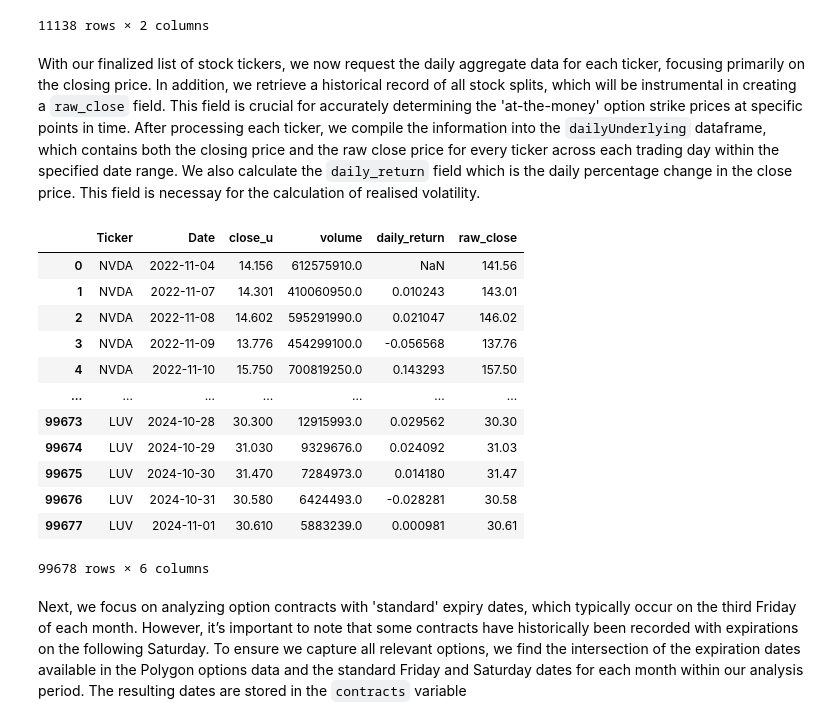
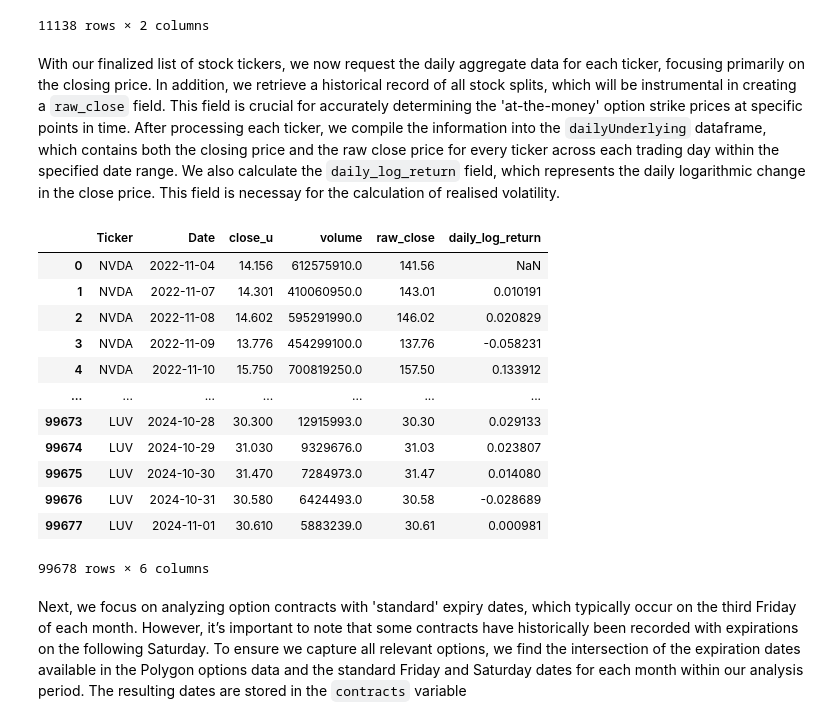
Before and after one commit to lucasbertovic/ImpliedVolatility, a Jupyter notebook: IV.ipynb, the cells around one changed output. Cells and saved outputs as stored; diff of their text form; code cells hidden in the pictures.

```diff
--- a/IV.ipynb
+++ b/IV.ipynb
@@ -128,8 +127,9 @@ volumeRankings
 | 3657 | LIAW | 1.400000e+01 |
 11138 rows × 2 columns
 # %% [markdown]
-With our finalized list of stock tickers, we now request the daily aggregate data for each ticker, focusing primarily on the closing price. In addition, we retrieve a historical record of all stock splits, which will be instrumental in creating a `raw_close` field. This field is crucial for accurately determining the 'at-the-money' option strike prices at specific points in time. After processing each ticker, we compile the information into the `dailyUnderlying` dataframe, which contains both the closing price and the raw close price for every ticker across each trading day within the specified date range. We also calculate the `daily_return` field which is the daily percentage change in the close price. This field is necessay for the calculation of realised volatility.
+With our finalized list of stock tickers, we now request the daily aggregate data for each ticker, focusing primarily on the closing price. In addition, we retrieve a historical record of all stock splits, which will be instrumental in creating a `raw_close` field. This field is crucial for accurately determining the 'at-the-money' option strike prices at specific points in time. After processing each ticker, we compile the information into the `dailyUnderlying` dataframe, which contains both the closing price and the raw close price for every ticker across each trading day within the specified date range. We also calculate the `daily_log_return` field, which represents the daily logarithmic change in the close price. This field is necessay for the calculation of realised volatility.
 # %%
+import numpy as np
 dailyPriceDataFrames = []
 for ticker in inScopeTickers:
     try:
@@ -153,7 +153,7 @@ for ticker in inScopeTickers:
 
     # Rename the close price to 'close_u' to distinguish the underlying from the option
     dailyPriceData.rename(columns={'close': 'close_u'}, inplace=True)
-    dailyPriceData['daily_return'] = dailyPriceData['close_u'].pct_change()
+    dailyPriceData['daily_log_return'] = np.log(dailyPriceData['close_u'] / dailyPriceData['close_u'].shift(1))
     dailyPriceData['Date'] = pd.to_datetime(dailyPriceData['Date'])
 
     # Load the historical stock splits for the data so that we can get the raw stock price
@@ -162,45 +162,45 @@ for ticker in inScopeTickers:
         splts.append(splt)
 
     splitsDF = pd.DataFrame.from_records(
         [vars(split) for split in splts]
     )
 
     if len(splts) == 0:
         dailyPriceData['raw_close'] = dailyPriceData['close_u']
     else:
         splitsDF['split_multiple'] = splitsDF['split_to'] / splitsDF['split_from']
 
         dailyPriceData['raw_close'] = dailyPriceData['close_u']
         splitsDF['execution_date'] = pd.to_datetime(splitsDF['execution_date'])
         # Iterate over each split and adjust prices
         for _, split in splitsDF.iterrows():
             split_date = split['execution_date']
             split_multiple = split['split_multiple']
 
             # Apply the split adjustment to 'raw_close' for all dates on or before the split date
             dailyPriceData.loc[dailyPriceData['Date'] <= split_date, 'raw_close'] *= split_multiple
 
 
     dailyPriceData = dailyPriceData.sort_values(by='Date', ascending=True)
 
     dailyPriceDataFrames.append(dailyPriceData)
 
 dailyUnderlying = pd.concat(dailyPriceDataFrames, ignore_index=True)
 dailyUnderlying.to_csv('exports/dailyUnderlying.csv')
 dailyUnderlying
 # %% [output]
-|  | Ticker | Date | close_u | volume | daily_return | raw_close |
-| 0 | NVDA | 2022-11-04 | 14.156 | 612575910.0 | NaN | 141.56 |
-| 1 | NVDA | 2022-11-07 | 14.301 | 410060950.0 | 0.010243 | 143.01 |
-| 2 | NVDA | 2022-11-08 | 14.602 | 595291990.0 | 0.021047 | 146.02 |
-| 3 | NVDA | 2022-11-09 | 13.776 | 454299100.0 | -0.056568 | 137.76 |
-| 4 | NVDA | 2022-11-10 | 15.750 | 700819250.0 | 0.143293 | 157.50 |
+|  | Ticker | Date | close_u | volume | raw_close | daily_log_return |
+| 0 | NVDA | 2022-11-04 | 14.156 | 612575910.0 | 141.56 | NaN |
+| 1 | NVDA | 2022-11-07 | 14.301 | 410060950.0 | 143.01 | 0.010191 |
+| 2 | NVDA | 2022-11-08 | 14.602 | 595291990.0 | 146.02 | 0.020829 |
+| 3 | NVDA | 2022-11-09 | 13.776 | 454299100.0 | 137.76 | -0.058231 |
+| 4 | NVDA | 2022-11-10 | 15.750 | 700819250.0 | 157.50 | 0.133912 |
 | ... | ... | ... | ... | ... | ... | ... |
-| 99673 | LUV | 2024-10-28 | 30.300 | 12915993.0 | 0.029562 | 30.30 |
-| 99674 | LUV | 2024-10-29 | 31.030 | 9329676.0 | 0.024092 | 31.03 |
-| 99675 | LUV | 2024-10-30 | 31.470 | 7284973.0 | 0.014180 | 31.47 |
-| 99676 | LUV | 2024-10-31 | 30.580 | 6424493.0 | -0.028281 | 30.58 |
-| 99677 | LUV | 2024-11-01 | 30.610 | 5883239.0 | 0.000981 | 30.61 |
+| 99673 | LUV | 2024-10-28 | 30.300 | 12915993.0 | 30.30 | 0.029133 |
+| 99674 | LUV | 2024-10-29 | 31.030 | 9329676.0 | 31.03 | 0.023807 |
+| 99675 | LUV | 2024-10-30 | 31.470 | 7284973.0 | 31.47 | 0.014080 |
+| 99676 | LUV | 2024-10-31 | 30.580 | 6424493.0 | 30.58 | -0.028689 |
+| 99677 | LUV | 2024-11-01 | 30.610 | 5883239.0 | 30.61 | 0.000981 |
 99678 rows × 6 columns
 # %% [markdown]
 Next, we focus on analyzing option contracts with 'standard' expiry dates, which typically occur on the third Friday of each month. However, it’s important to note that some contracts have historically been recorded with expirations on the following Saturday. To ensure we capture all relevant options, we find the intersection of the expiration dates available in the Polygon options data and the standard Friday and Saturday dates for each month within our analysis period. The resulting dates are stored in the `contracts` variable
```
Also changed, not shown: parts of 13 cells of this notebook, 3 other files.
